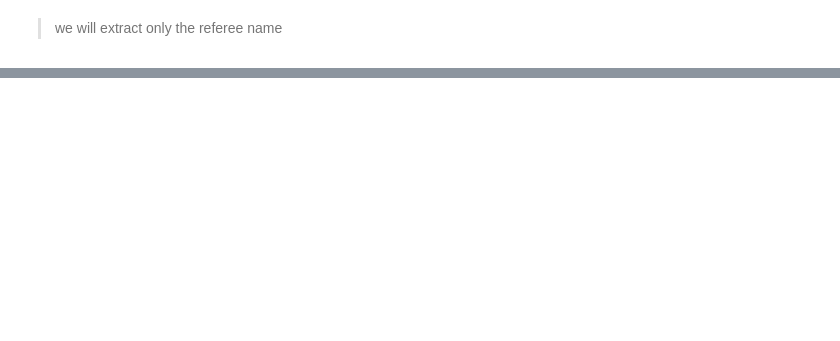
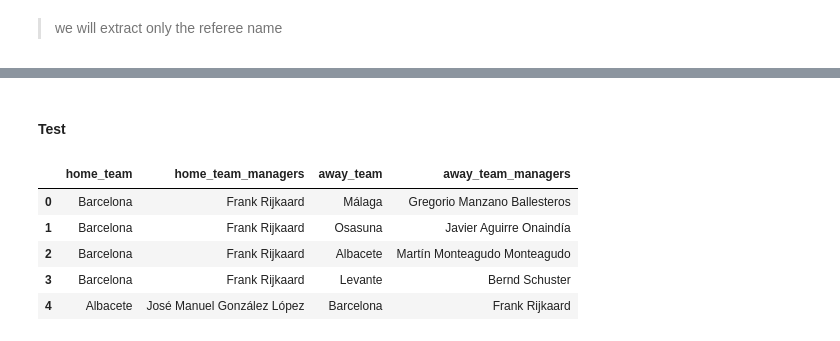
Before and after one commit to pydawud/FC-Barcelona-Data-Analysis, a Jupyter notebook: FC Barcelona Data Wrangling.ipynb, the cells around one changed output, grey strips where cells are left out. Saved outputs shown, nothing was run; the diff lists cells and outputs as text; code cells hidden in the pictures; blank space fills up the shorter version.

```diff
--- a/FC Barcelona Data Wrangling.ipynb
+++ b/FC Barcelona Data Wrangling.ipynb
@@ -215,0 +206,3 @@ Name: referee, dtype: int64
+# %%
+#copy the data before cleaning
+fcb_df = fcb.copy()
@@ -215,0 +217,3 @@ Name: referee, dtype: int64
+# %%
+fcb_df['match_date'] = fcb_df['match_date'].astype('datetime64')
+fcb_df['kick_off'] = fcb_df['kick_off'].astype('datetime64').dt.time
@@ -215,0 +294,11 @@ Name: referee, dtype: int64
+# %% [markdown]
+#### Test
+# %%
+fcb_df[['home_team','home_team_managers','away_team','away_team_managers']].head()
+# %% [output]
+|  | home_team | home_team_managers | away_team | away_team_managers |
+| 0 | Barcelona | Frank Rijkaard | Málaga | Gregorio Manzano Ballesteros |
+| 1 | Barcelona | Frank Rijkaard | Osasuna | Javier Aguirre Onaindía |
+| 2 | Barcelona | Frank Rijkaard | Albacete | Martín Monteagudo Monteagudo |
+| 3 | Barcelona | Frank Rijkaard | Levante | Bernd Schuster |
+| 4 | Albacete | José Manuel González López | Barcelona | Frank Rijkaard |
```
Also changed, not shown: parts of 36 cells of this notebook.
